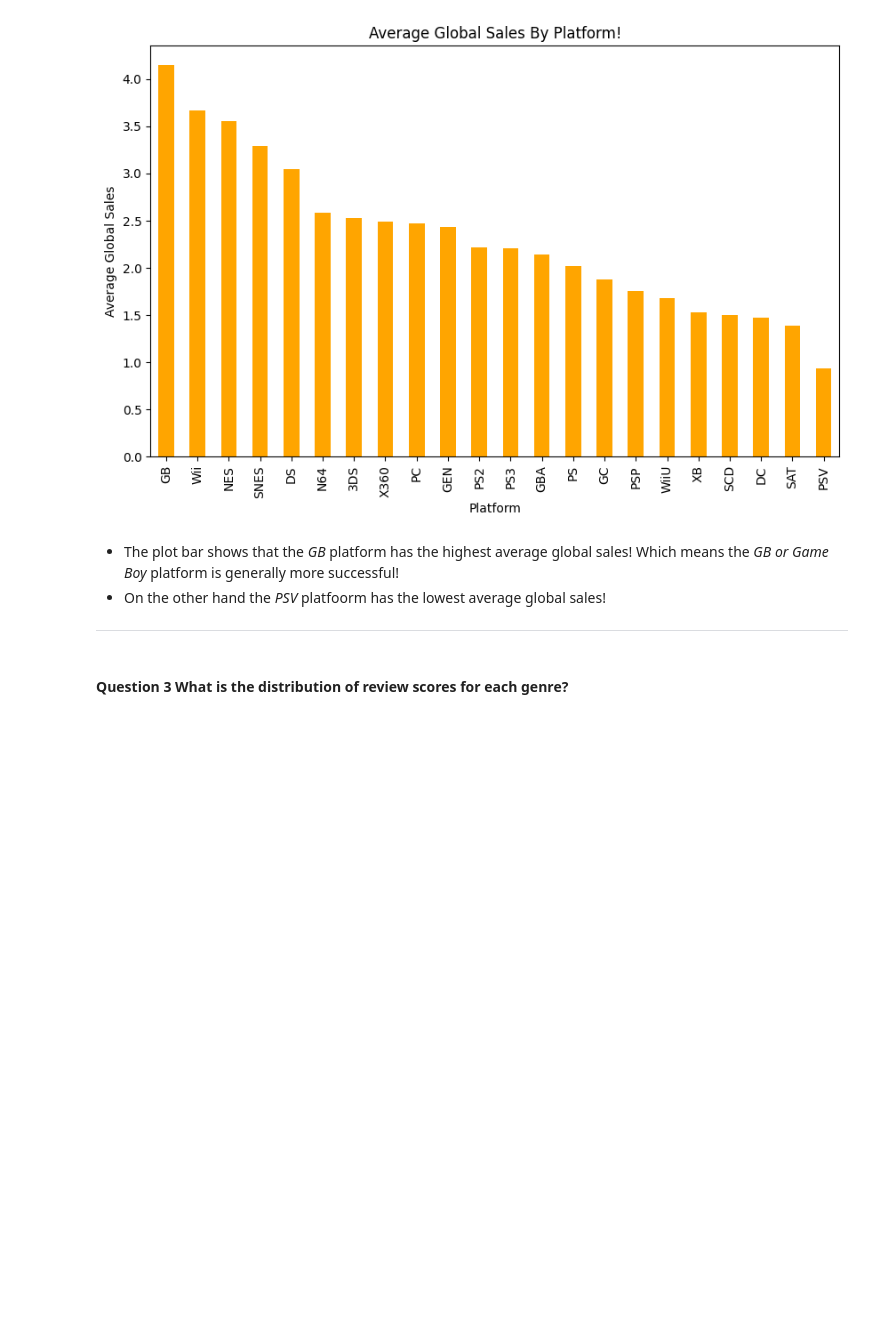
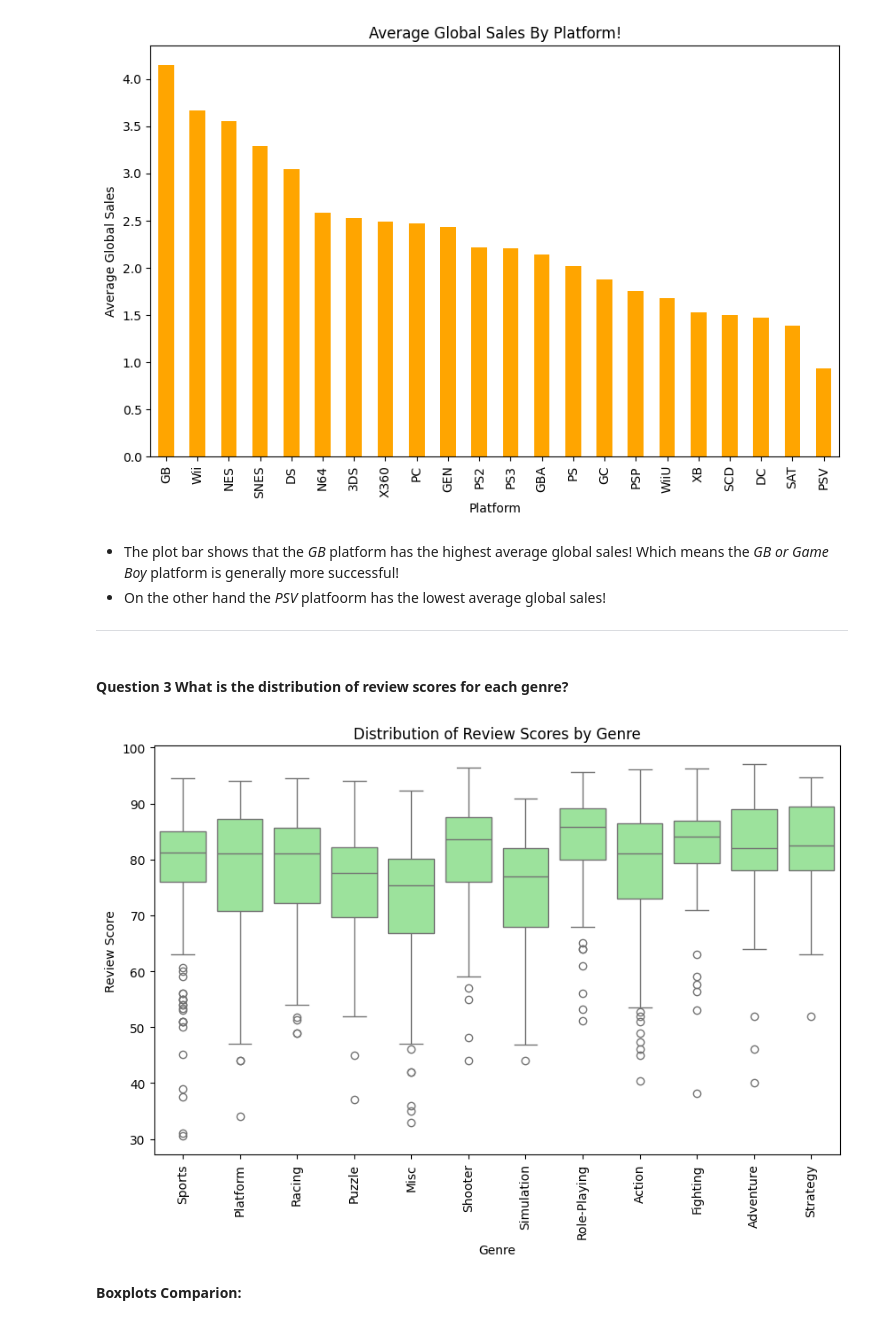
Before and after one commit to Darknight47/The-Effects-Of-Genre-Platform-On-A-Game, a Jupyter notebook: analyze.ipynb, the cells around one changed output. Drawn from its saved outputs; the diff is of its cells as text; code cells hidden in the pictures; blank space fills up the shorter version.

```diff
--- a/analyze.ipynb
+++ b/analyze.ipynb
@@ -216,3 +216,15 @@ plt.show()
 ***
 # %% [markdown]
 #### **Question 3** What is the distribution of review scores for each genre?
+# %%
+plt.figure(figsize=(10, 6))
+sns.boxplot(x='Genre', y='Review', data=games_dataset, color="lightgreen")
+plt.title('Distribution of Review Scores by Genre')
+plt.xlabel('Genre')
+plt.ylabel('Review Score')
+plt.xticks(rotation=90) # Rotates X-Axis Ticks by 90-degrees
+plt.show()
+# %% [output]
+[figure, added]
+# %% [markdown]
+**Boxplots Comparion:**
```
